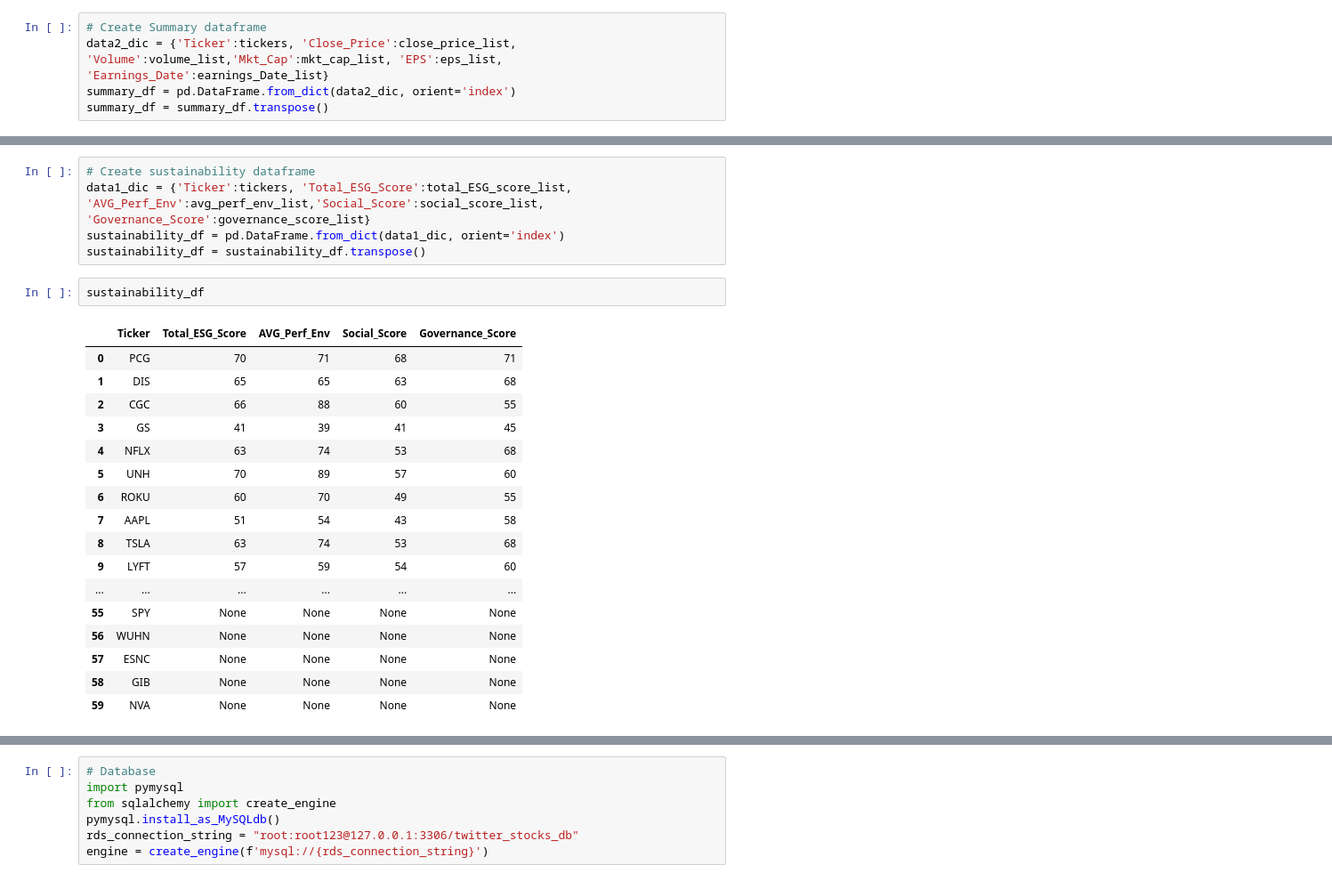
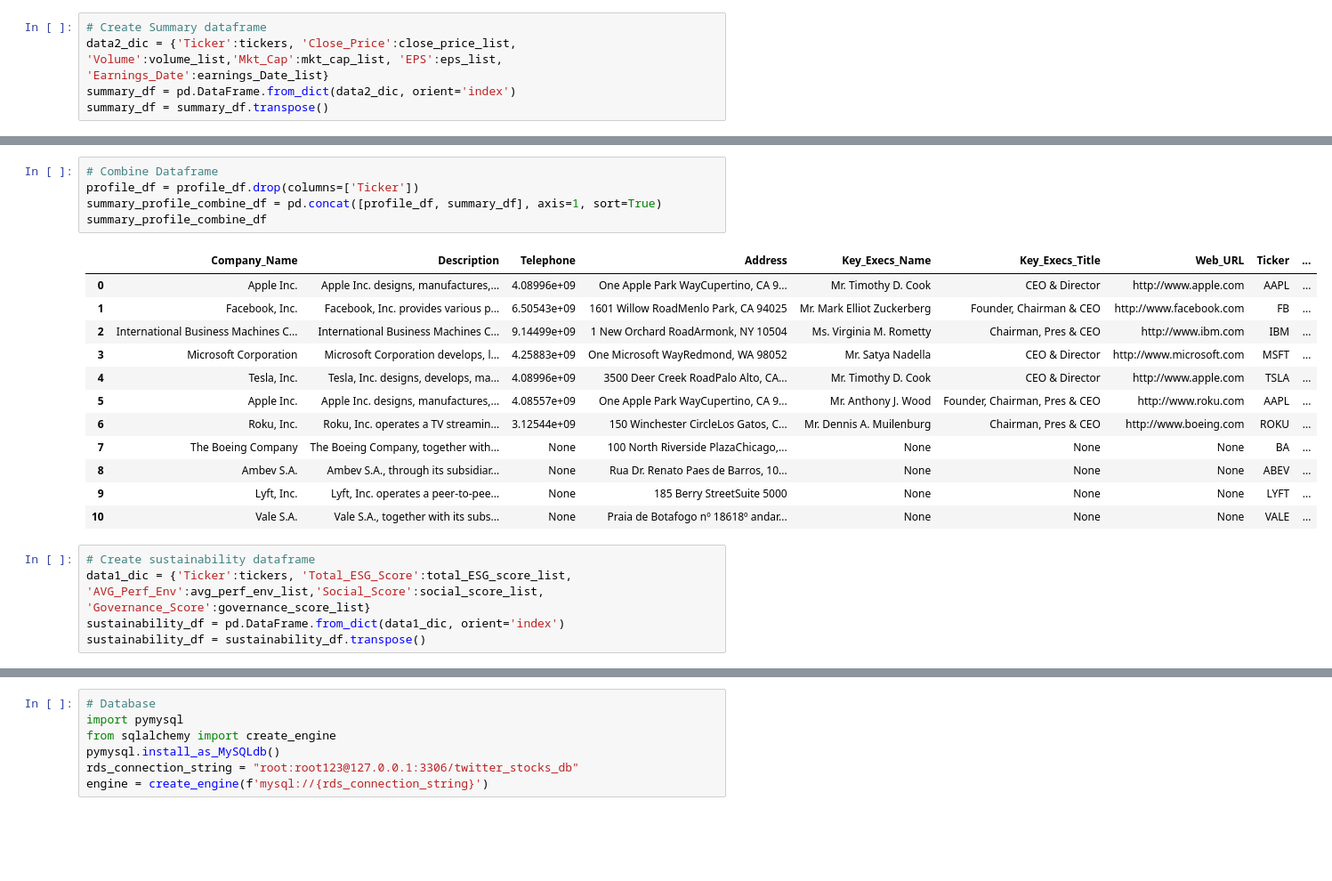
Before and after one commit to jjjacques/ETL-Project_II, a Jupyter notebook: twitter-stock2.ipynb, the cells around one changed output, grey strips where cells are left out. Shown: that part at 89% size. Saved outputs shown, nothing was run; the diff lists cells and outputs as text; blank space fills up the shorter version.

```diff
--- a/twitter-stock2.ipynb
+++ b/twitter-stock2.ipynb
@@ -260,25 +227,23 @@ profile_df
+# %%
+# Combine Dataframe
+profile_df = profile_df.drop(columns=['Ticker'])
+summary_profile_combine_df = pd.concat([profile_df, summary_df], axis=1, sort=True)
+summary_profile_combine_df
+# %% [output]
+|  | Company_Name | Description | Telephone | Address | Key_Execs_Name | Key_Execs_Title | Web_URL | Ticker | ... |
+| 0 | Apple Inc. | Apple Inc. designs, manufactures,... | 4.08996e+09 | One Apple Park WayCupertino, CA 9... | Mr. Timothy D. Cook | CEO & Director | http://www.apple.com | AAPL | ... |
+| 1 | Facebook, Inc. | Facebook, Inc. provides various p... | 6.50543e+09 | 1601 Willow RoadMenlo Park, CA 94025 | Mr. Mark Elliot Zuckerberg | Founder, Chairman & CEO | http://www.facebook.com | FB | ... |
+| 2 | International Business Machines C... | International Business Machines C... | 9.14499e+09 | 1 New Orchard RoadArmonk, NY 10504 | Ms. Virginia M. Rometty | Chairman, Pres & CEO | http://www.ibm.com | IBM | ... |
+| 3 | Microsoft Corporation | Microsoft Corporation develops, l... | 4.25883e+09 | One Microsoft WayRedmond, WA 98052 | Mr. Satya Nadella | CEO & Director | http://www.microsoft.com | MSFT | ... |
+| 4 | Tesla, Inc. | Tesla, Inc. designs, develops, ma... | 4.08996e+09 | 3500 Deer Creek RoadPalo Alto, CA... | Mr. Timothy D. Cook | CEO & Director | http://www.apple.com | TSLA | ... |
+| 5 | Apple Inc. | Apple Inc. designs, manufactures,... | 4.08557e+09 | One Apple Park WayCupertino, CA 9... | Mr. Anthony J. Wood | Founder, Chairman, Pres & CEO | http://www.roku.com | AAPL | ... |
+| 6 | Roku, Inc. | Roku, Inc. operates a TV streamin... | 3.12544e+09 | 150 Winchester CircleLos Gatos, C... | Mr. Dennis A. Muilenburg | Chairman, Pres & CEO | http://www.boeing.com | ROKU | ... |
+| 7 | The Boeing Company | The Boeing Company, together with... | None | 100 North Riverside PlazaChicago,... | None | None | None | BA | ... |
+| 8 | Ambev S.A. | Ambev S.A., through its subsidiar... | None | Rua Dr. Renato Paes de Barros, 10... | None | None | None | ABEV | ... |
+| 9 | Lyft, Inc. | Lyft, Inc. operates a peer-to-pee... | None | 185 Berry StreetSuite 5000 | None | None | None | LYFT | ... |
+| 10 | Vale S.A. | Vale S.A., together with its subs... | None | Praia de Botafogo nº 18618º andar... | None | None | None | VALE | ... |
 # %%
 # Create sustainability dataframe
 data1_dic = {'Ticker':tickers, 'Total_ESG_Score':total_ESG_score_list, 'AVG_Perf_Env':avg_perf_env_list,'Social_Score':social_score_list, 'Governance_Score':governance_score_list}
 sustainability_df = pd.DataFrame.from_dict(data1_dic, orient='index')
 sustainability_df = sustainability_df.transpose()
-# %%
-sustainability_df
-# %% [output]
-|  | Ticker | Total_ESG_Score | AVG_Perf_Env | Social_Score | Governance_Score |
-| 0 | PCG | 70 | 71 | 68 | 71 |
-| 1 | DIS | 65 | 65 | 63 | 68 |
-| 2 | CGC | 66 | 88 | 60 | 55 |
-| 3 | GS | 41 | 39 | 41 | 45 |
-| 4 | NFLX | 63 | 74 | 53 | 68 |
-| 5 | UNH | 70 | 89 | 57 | 60 |
-| 6 | ROKU | 60 | 70 | 49 | 55 |
-| 7 | AAPL | 51 | 54 | 43 | 58 |
-| 8 | TSLA | 63 | 74 | 53 | 68 |
-| 9 | LYFT | 57 | 59 | 54 | 60 |
-| ... | ... | ... | ... | ... | ... |
-| 55 | SPY | None | None | None | None |
-| 56 | WUHN | None | None | None | None |
-| 57 | ESNC | None | None | None | None |
-| 58 | GIB | None | None | None | None |
-| 59 | NVA | None | None | None | None |
```
Also changed, not shown: parts of 12 cells of this notebook, 1 other file.
